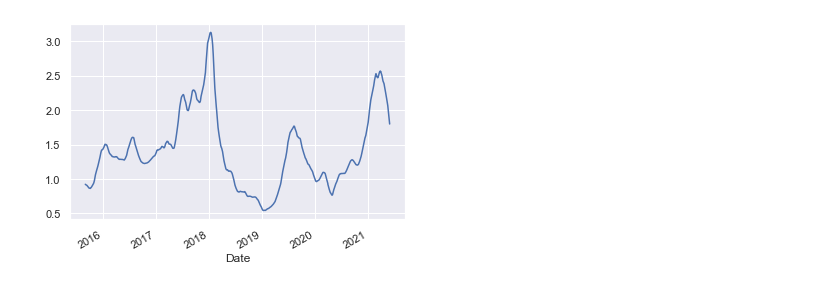
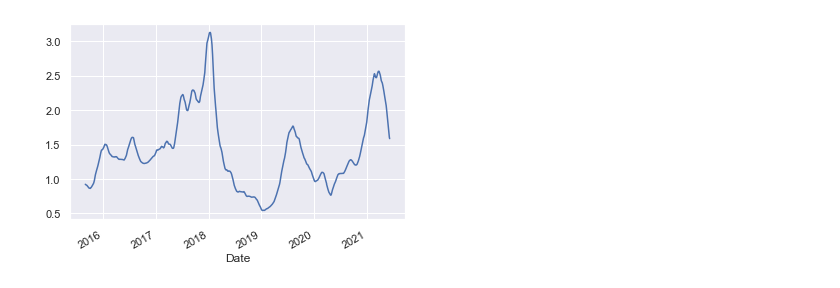
Before and after one commit to pedroafleite/btc-eth-risk-assessment, a Jupyter notebook: risk_R.ipynb, the cells around one changed output. Saved outputs shown, nothing was run; the diff lists cells and outputs as text; code cells hidden in the pictures.

```diff
--- a/risk_R.ipynb
+++ b/risk_R.ipynb
@@ -15,13 +14,15 @@ df = pdr.DataReader('BTC-USD','yahoo',start,end)
 # %%
 names = ['High', 'Low', 'Open', 'Close', 'Volume', 'Adj Close', '50SMA', '350SMA', 'R']
+# %%
+start = dt.datetime(2013,4,18)
+end = dt.datetime(2021,6,9)
+df = pdr.DataReader('BTC-USD','yahoo',start,end)
 # %%
 df['50SMA'] = df.Close.rolling(window=50).mean()
 df['350SMA'] = df.Close.rolling(window=350).mean()
 df['R'] = df['50SMA']/df['350SMA']
 df = df.dropna()
 
-d = preprocessing.normalize(df, axis=0)
-normal_df = pd.DataFrame(d, columns=names)
 df['R'].plot();
 # %% [output]
-[figure, old version]
+[figure, new version]
```
Also changed, not shown: parts of 7 cells of this notebook.
